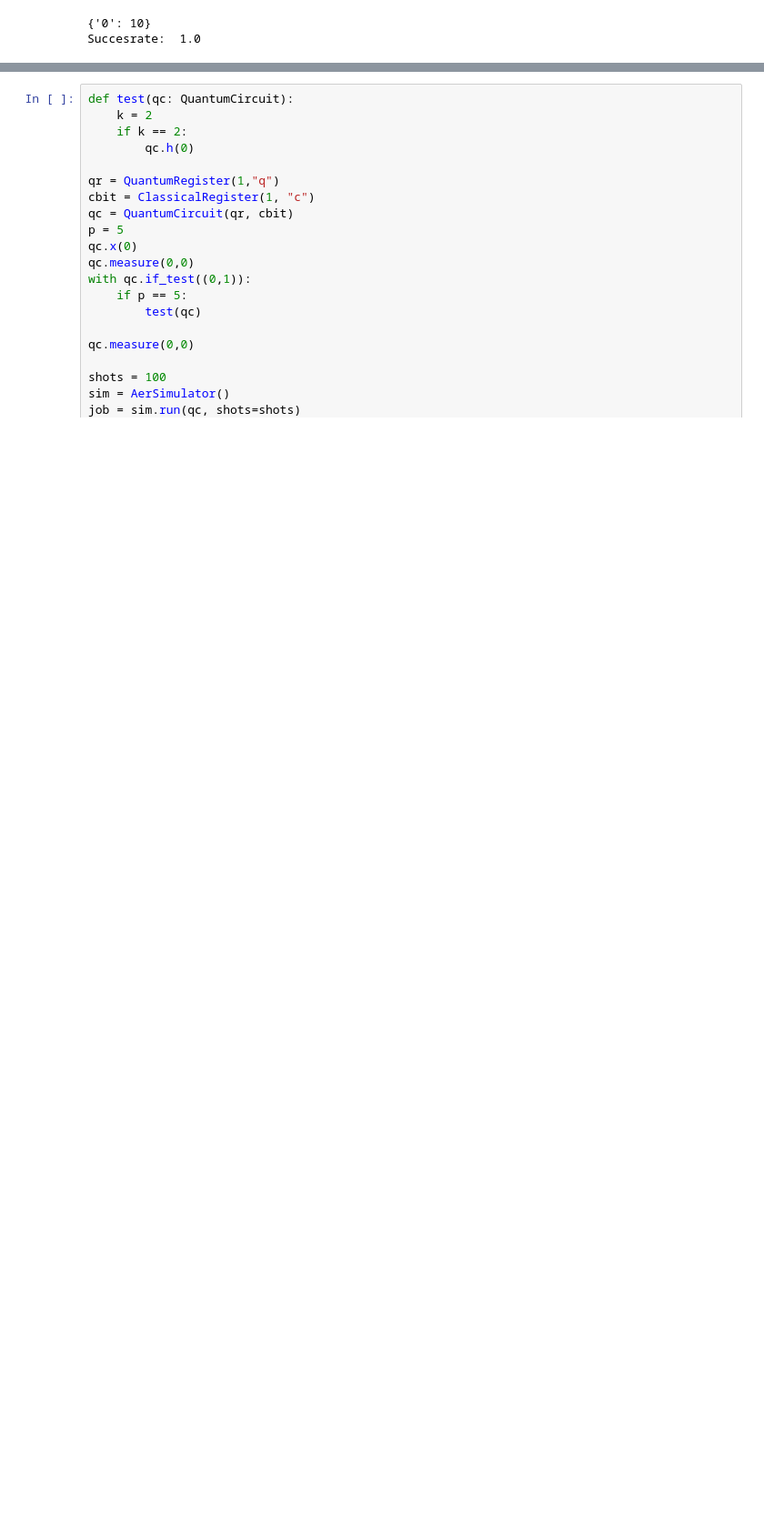
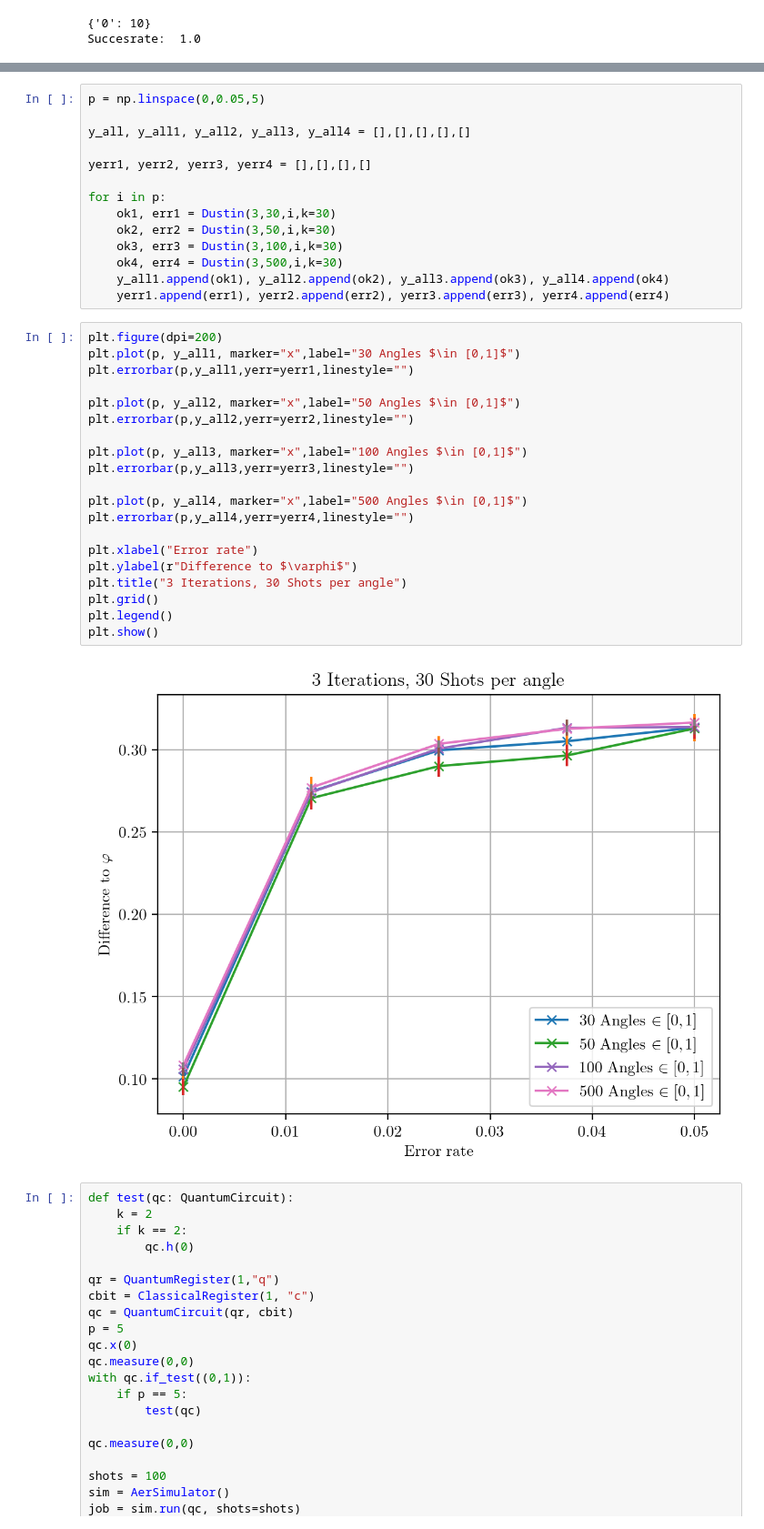
Before and after one commit to RicemanBoy/Bachelor, a Jupyter notebook: irgendwas.ipynb, the cells around one changed output, grey strips where cells are left out. Shown at 91% size. Cells and saved outputs as stored; diff of their text form; blank space fills up the shorter version.

```diff
--- a/irgendwas.ipynb
+++ b/irgendwas.ipynb
@@ -697,3 +746,39 @@ cba
+# %%
+p = np.linspace(0,0.05,5)
+
+y_all, y_all1, y_all2, y_all3, y_all4 = [],[],[],[],[]
+
+yerr1, yerr2, yerr3, yerr4 = [],[],[],[]
+
+for i in p:
+    ok1, err1 = Dustin(3,30,i,k=30)
+    ok2, err2 = Dustin(3,50,i,k=30)
+    ok3, err3 = Dustin(3,100,i,k=30)
+    ok4, err4 = Dustin(3,500,i,k=30)
+    y_all1.append(ok1), y_all2.append(ok2), y_all3.append(ok3), y_all4.append(ok4)
+    yerr1.append(err1), yerr2.append(err2), yerr3.append(err3), yerr4.append(err4)
+# %%
+plt.figure(dpi=200)
+plt.plot(p, y_all1, marker="x",label="30 Angles $\in [0,1]$")
+plt.errorbar(p,y_all1,yerr=yerr1,linestyle="")
+
+plt.plot(p, y_all2, marker="x",label="50 Angles $\in [0,1]$")
+plt.errorbar(p,y_all2,yerr=yerr2,linestyle="")
+
+plt.plot(p, y_all3, marker="x",label="100 Angles $\in [0,1]$")
+plt.errorbar(p,y_all3,yerr=yerr3,linestyle="")
+
+plt.plot(p, y_all4, marker="x",label="500 Angles $\in [0,1]$")
+plt.errorbar(p,y_all4,yerr=yerr4,linestyle="")
+
+plt.xlabel("Error rate")
+plt.ylabel(r"Difference to $\varphi$")
+plt.title("3 Iterations, 30 Shots per angle")
+plt.grid()
+plt.legend()
+plt.show()
+# %% [output]
+[figure, added]
 # %%
 def test(qc: QuantumCircuit):
     k = 2
```
Also changed, not shown: parts of 5 cells of this notebook, 6 other files.
